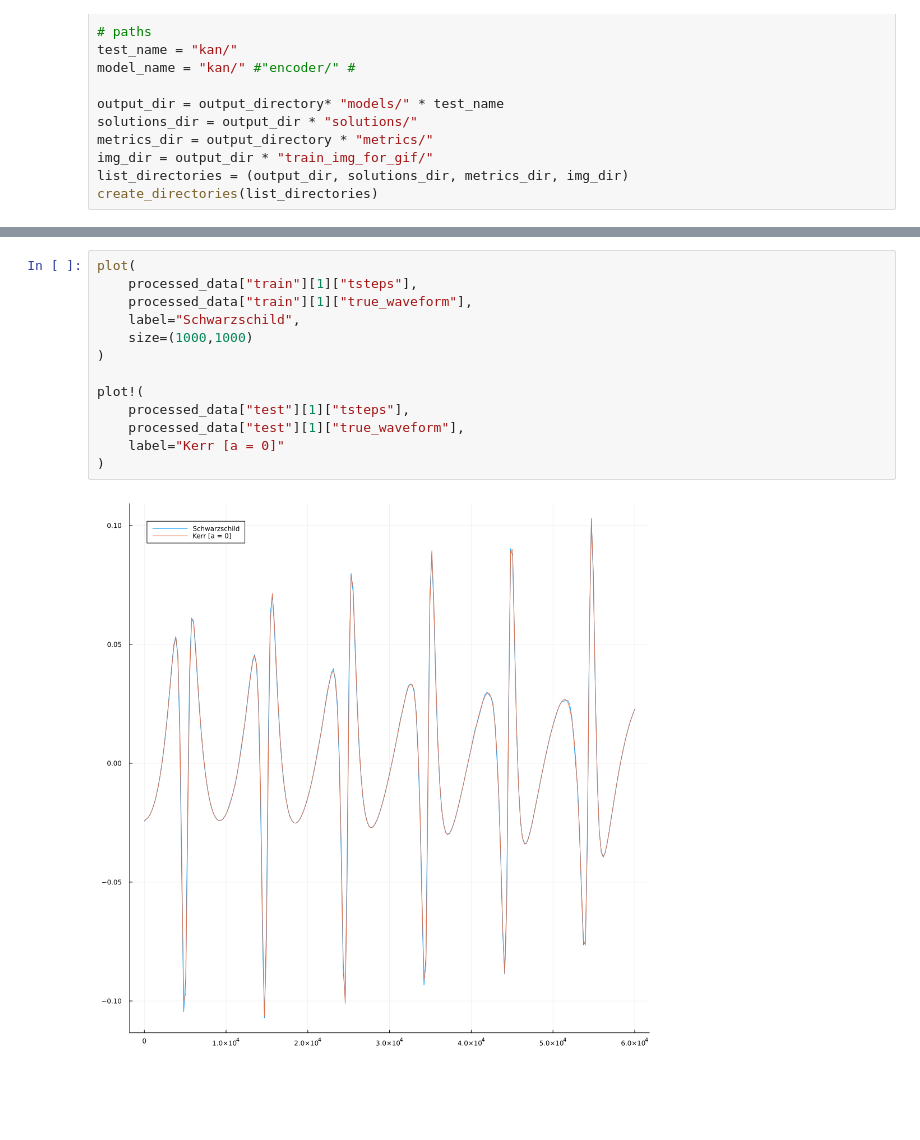
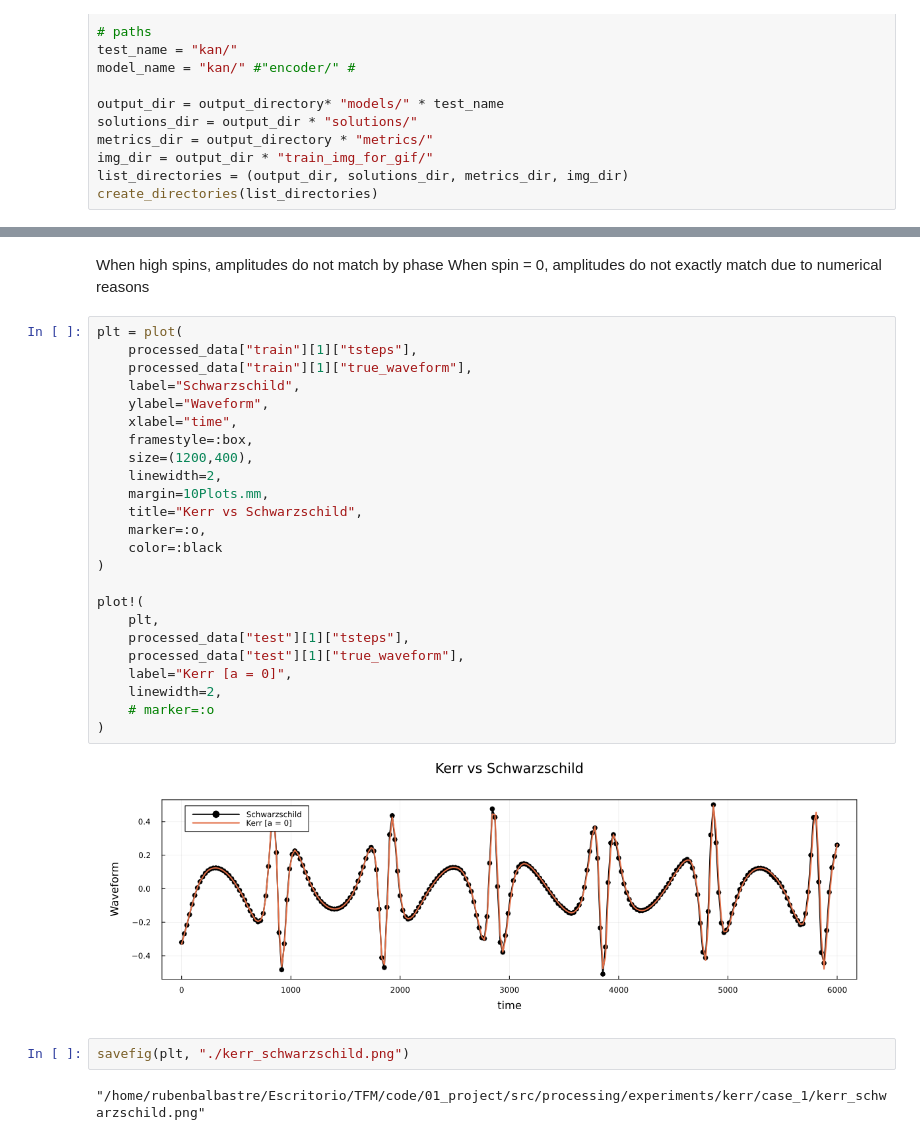
Before and after one commit to rubenbalbastre/pinn-gravitational-waves, a Jupyter notebook: src/processing/experiments/kerr/case_1/EMR_kerr_vs_schwarzschild.ipynb, the cells around one changed output, grey strips where cells are left out. Saved outputs shown, nothing was run; the diff lists cells and outputs as text; blank space fills up the shorter version.

Commit message:
kerr vs schwarzschild notebook

```diff
--- a/src/processing/experiments/kerr/case_1/EMR_kerr_vs_schwarzschild.ipynb
+++ b/src/processing/experiments/kerr/case_1/EMR_kerr_vs_schwarzschild.ipynb
@@ -107,18 +106,36 @@ Test dataset creation
 Processing datasets
 Creating test dataset
 Creating train dataset
+# %% [markdown]
+When high spins, amplitudes do not match by phase
+When spin = 0, amplitudes do not exactly match due to numerical reasons
 # %%
-plot(
+plt = plot(
     processed_data["train"][1]["tsteps"],
     processed_data["train"][1]["true_waveform"],
     label="Schwarzschild",
-    size=(1000,1000)
+    ylabel="Waveform",
+    xlabel="time",
+    framestyle=:box,
+    size=(1200,400),
+    linewidth=2,
+    margin=10Plots.mm,
+    title="Kerr vs Schwarzschild",
+    marker=:o,
+    color=:black
 )
 
 plot!(
+    plt,
     processed_data["test"][1]["tsteps"],
     processed_data["test"][1]["true_waveform"],
-    label="Kerr [a = 0]"
+    label="Kerr [a = 0]",
+    linewidth=2,
+    # marker=:o
 )
 # %% [output]
-[figure, old version]
+[figure, new version]
+# %%
+savefig(plt, "./kerr_schwarzschild.png")
+# %% [output]
+"/home/rubenbalbastre/Escritorio/TFM/code/01_project/src/processing/experiments/kerr/case_1/kerr_schwarzschild.png"
```
Also changed, not shown: parts of 6 cells of this notebook.
